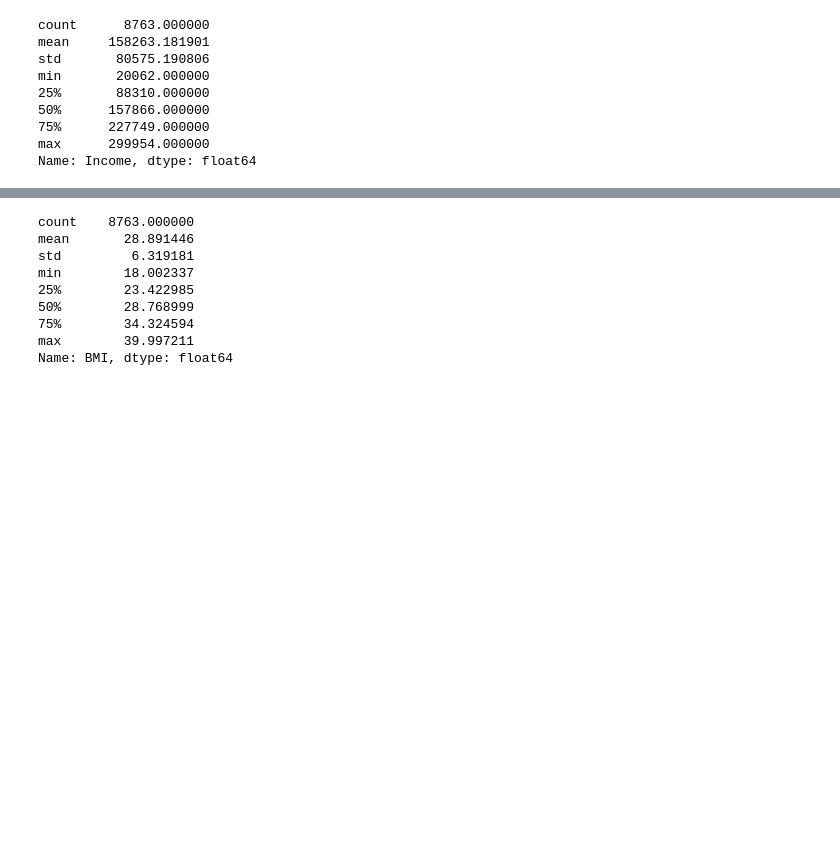
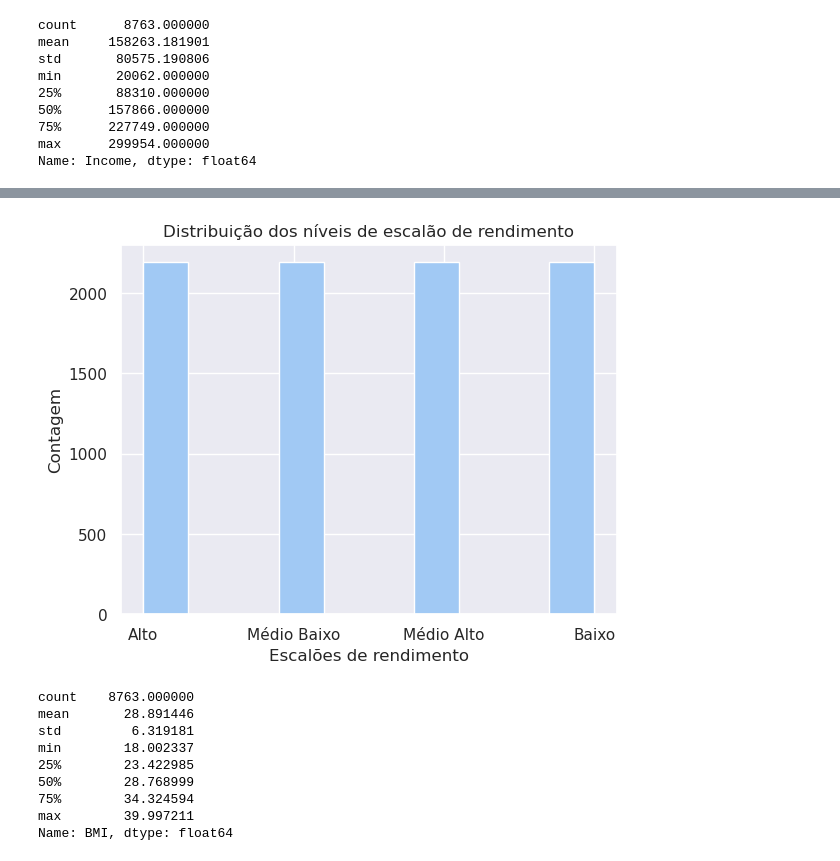
Before and after one commit to orlandopalmeira/Trabalho-DAA-2023-2024, a Jupyter notebook: Tarefa_1/tarefa_1_analise.ipynb, the cells around one changed output, grey strips where cells are left out. Saved outputs shown, nothing was run; the diff lists cells and outputs as text; code cells hidden in the pictures; blank space fills up the shorter version.

```diff
--- a/Tarefa_1/tarefa_1_analise.ipynb
+++ b/Tarefa_1/tarefa_1_analise.ipynb
@@ -646,3 +615,16 @@ Histogram:Axes(0.125,0.11;0.775x0.77)
+# %%
+bins = [20062, 88310, 157866, 227749, 299954]
+labels = ["Baixo", "Médio Baixo", "Médio Alto", "Alto"]
+
+data['Income_Group'] = pd.cut(data['Income'], bins=bins, labels=labels)
+# %%
+data['Income_Group'].hist()
+plt.xlabel("Escalões de rendimento")
+plt.ylabel("Contagem")
+plt.title("Distribuição dos níveis de escalão de rendimento")
+plt.show()
+# %% [output]
+[figure, added]
 # %%
 data['BMI'].describe()
 # %% [output]
```
Also changed, not shown: parts of 34 cells of this notebook.
